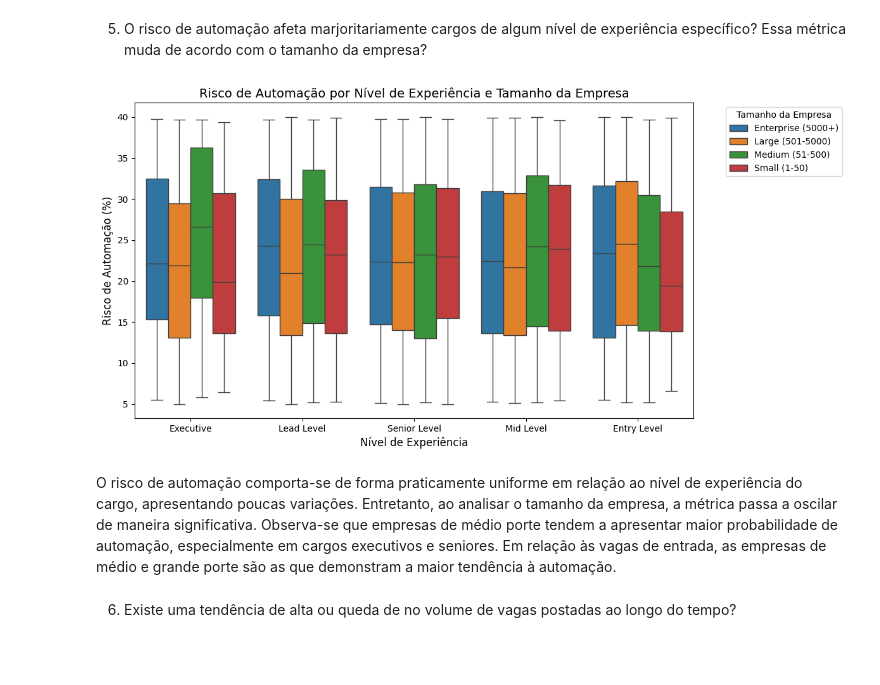
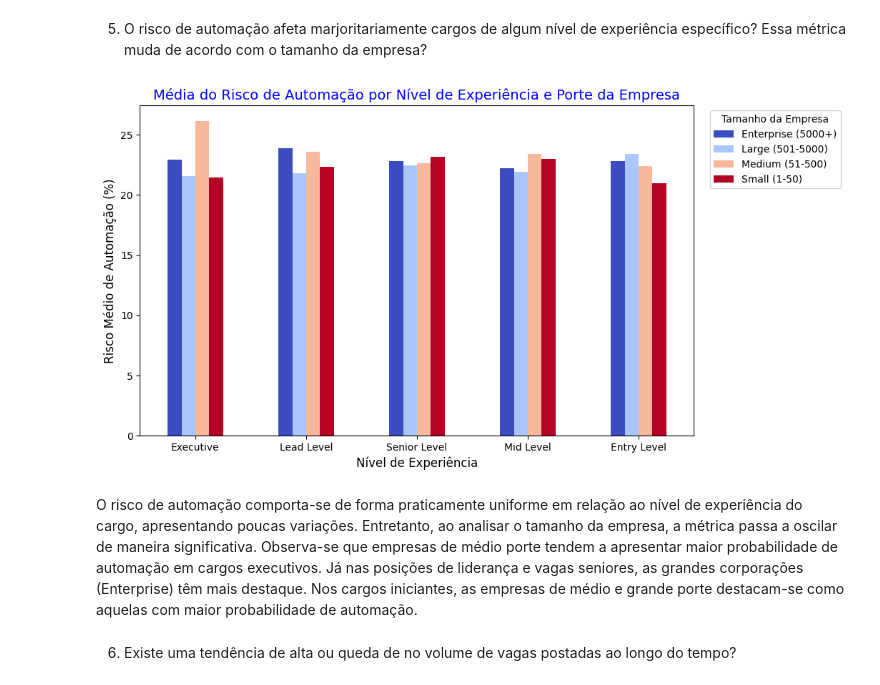
Before and after one commit to GabrielFaria1509/C11, a Jupyter notebook: Atividades/Projeto1.ipynb, the cells around one changed output. Cells and saved outputs as stored; diff of their text form; code cells hidden in the pictures; blank space fills up the shorter version.

```diff
--- a/Atividades/Projeto1.ipynb
+++ b/Atividades/Projeto1.ipynb
@@ -234,29 +234,28 @@ Conclusões :
 O histograma revela que não existe um padrão único de concentração ou saturação no mercado de IA, apresentando uma distribuição estatisticamente regularizada. A constância na altura das barras e a linha de densidade horizontal demonstram que o volume de concorrência é altamente fragmentado: a quantidade de vagas que atraem 50 candidatos é praticamente a mesma daquelas que atraem 400 ou 450 concorrentes. Isso indica que a competição não afunila em um gargalo específico, mas sim se espalha de forma consistente por nichos de baixa e alta disputa.
 # %% [markdown]
 5) O risco de automação afeta marjoritariamente cargos de algum nível de experiência específico? Essa métrica muda de acordo com o tamanho da empresa?
-# %%
-#ajustando o tamanho da figura
-
-plt.figure(figsize = (12,6))
-
-sns.boxplot(
-    data = dataset,
-    x = 'Experience_Level',
-    y = 'Automation_Risk_%',
-    hue = 'Company_Size',
-)
-#ajustes de visualização
-plt.title("Risco de Automação por Nível de Experiência e Tamanho da Empresa", fontsize = 14)
-plt.xlabel("Nível de Experiência", fontsize = 12)
-plt.ylabel("Risco de Automação (%)", fontsize = 12)
-#mudando a localização da legenda
-plt.legend(title = "Tamanho da Empresa", bbox_to_anchor=(1.05, 1), loc='upper left')
-plt.tight_layout()
-plt.show()
-# %% [output]
-[figure, removed]
+# %%
+#agrupando os dados calculando a média do risco de automação e depois transformando em colunas dividas
+df_agrupado = dataset.groupby(['Experience_Level', 'Company_Size'])['Automation_Risk_%'].mean().unstack()
+#ordenando por nível de senioridade
+ordenar= ['Executive', 'Lead Level', 'Senior Level', 'Mid Level', 'Entry Level']
+df_agrupado = df_agrupado.reindex(ordenar)
+
+#plot do gráfico
+df_agrupado.plot(kind='bar', figsize=(10, 6), colormap='coolwarm')
+
+#configuração para visualização
+plt.xticks(rotation=0)
+plt.title('Média do Risco de Automação por Nível de Experiência e Porte da Empresa', fontsize=14, color = 'b')
+plt.xlabel('Nível de Experiência', fontsize=12)
+plt.ylabel('Risco Médio de Automação (%)', fontsize=12)
+#arrumando posição da legenda
+plt.legend(title='Tamanho da Empresa', bbox_to_anchor=(1.02, 1), loc='upper left')
+plt.show()
+# %% [output]
+[figure, added]
 # %% [markdown]
-O risco de automação comporta-se de forma praticamente uniforme em relação ao nível de experiência do cargo, apresentando poucas variações. Entretanto, ao analisar o tamanho da empresa, a métrica passa a oscilar de maneira significativa. Observa-se que empresas de médio porte tendem a apresentar maior probabilidade de automação, especialmente em cargos executivos e seniores. Em relação às vagas de entrada, as empresas de médio e grande porte são as que demonstram a maior tendência à automação.
+O risco de automação comporta-se de forma praticamente uniforme em relação ao nível de experiência do cargo, apresentando poucas variações. Entretanto, ao analisar o tamanho da empresa, a métrica passa a oscilar de maneira significativa. Observa-se que empresas de médio porte tendem a apresentar maior probabilidade de automação em cargos executivos. Já nas posições de liderança e vagas seniores, as grandes corporações (Enterprise) têm mais destaque. Nos cargos iniciantes, as empresas de médio e grande porte destacam-se como aquelas com maior probabilidade de automação.
 # %% [markdown]
 6) Existe uma tendência de alta ou queda de no volume de vagas postadas ao longo do tempo?
 # %%
```
